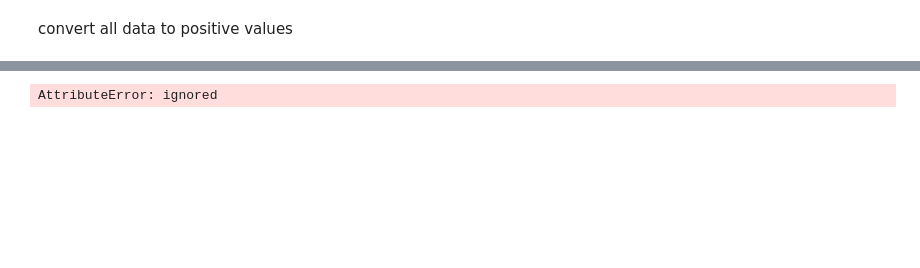
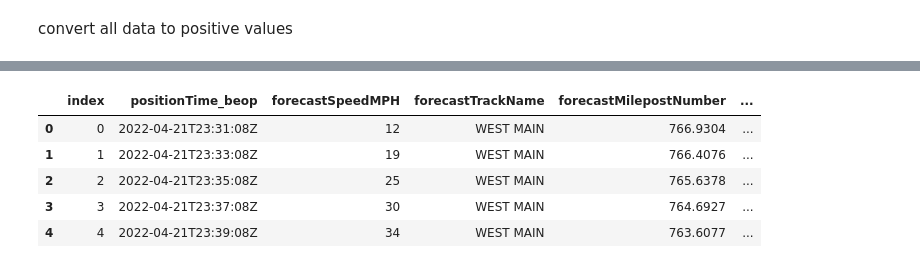
Before and after one commit to swicklund/hackathon, a Jupyter notebook: CurrentPhysicsModel.ipynb, the cells around one changed output, grey strips where cells are left out. Saved outputs shown, nothing was run; the diff lists cells and outputs as text; code cells hidden in the pictures; blank space fills up the shorter version.

```diff
--- a/CurrentPhysicsModel.ipynb
+++ b/CurrentPhysicsModel.ipynb
@@ -175,3 +177,3 @@ plotTrain(trains[13])
 # %%
-trains[:][1]
+trains.head()
 # %% [output]
@@ -195,5 +180,6 @@ trains[:][1]
+|  | index | positionTime_beop | forecastSpeedMPH | forecastTrackName | forecastMilepostNumber | ... |
+| 0 | 0 | 2022-04-21T23:31:08Z | 12 | WEST MAIN | 766.9304 | ... |
+| 1 | 1 | 2022-04-21T23:33:08Z | 19 | WEST MAIN | 766.4076 | ... |
+| 2 | 2 | 2022-04-21T23:35:08Z | 25 | WEST MAIN | 765.6378 | ... |
+| 3 | 3 | 2022-04-21T23:37:08Z | 30 | WEST MAIN | 764.6927 | ... |
+| 4 | 4 | 2022-04-21T23:39:08Z | 34 | WEST MAIN | 763.6077 | ... |
-# %%
-vals = trains[:][1].iloc[:,[1,5,8]].values.transpose()
-np.pad(vals, [(0,0),(0, (60 - vals[0].size))], mode='constant', constant_values=(-1,-1))
-# %% [output]
-AttributeError: ignored
```
Also changed, not shown: parts of 17 cells of this notebook.
